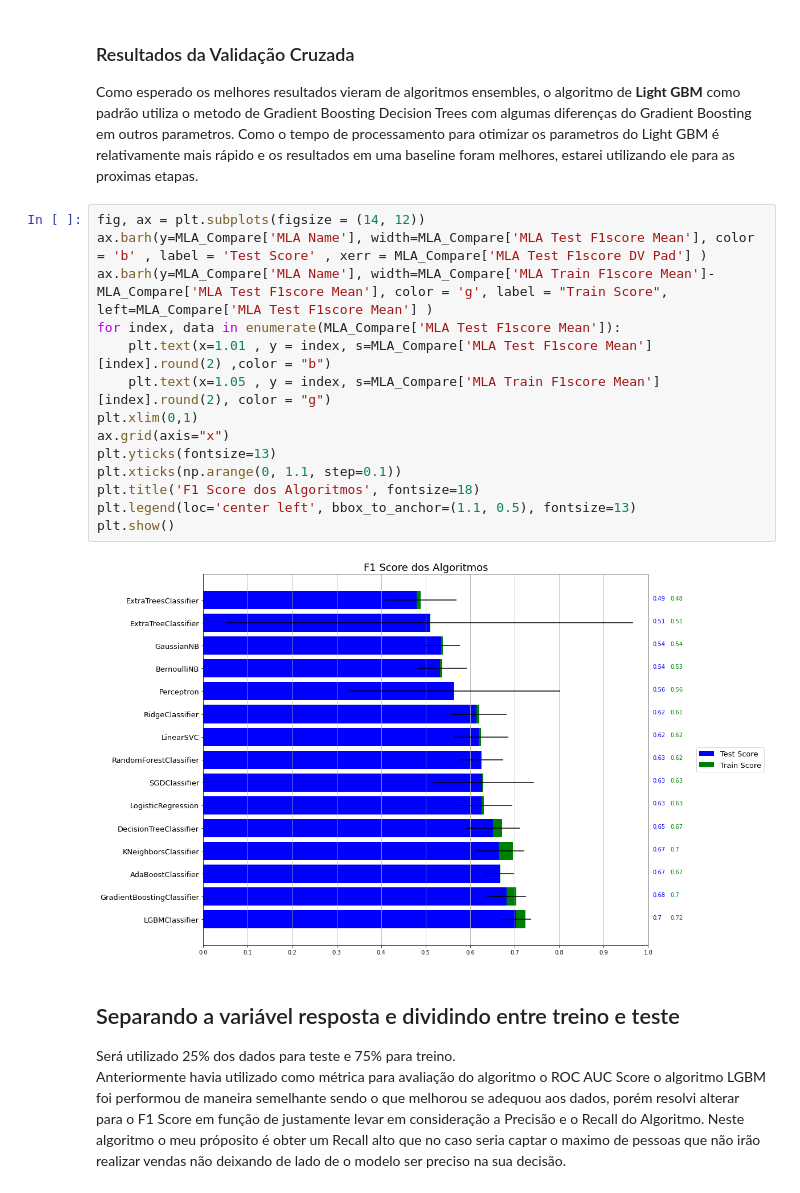
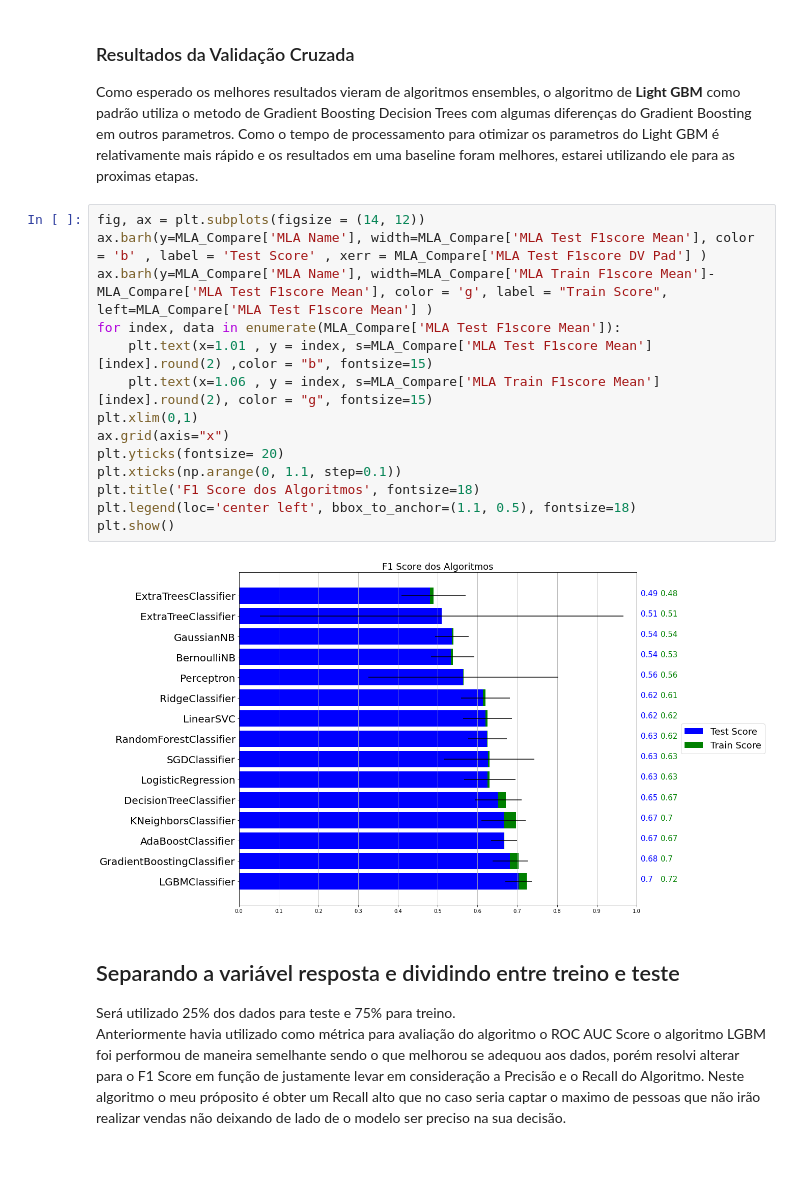
Before and after one commit to thifujikawa/clientes_olist, a Jupyter notebook: Modelling/modelling.ipynb, the cells around one changed output. Drawn from its saved outputs; the diff is of its cells as text; blank space fills up the shorter version.

```diff
--- a/Modelling/modelling.ipynb
+++ b/Modelling/modelling.ipynb
@@ -271,19 +271,19 @@ Como o tempo de processamento para otimizar os parametros do Light GBM é relati
 # %%
 fig, ax = plt.subplots(figsize = (14, 12))
 ax.barh(y=MLA_Compare['MLA Name'], width=MLA_Compare['MLA Test F1score Mean'], color = 'b' , label = 'Test Score' , xerr = MLA_Compare['MLA Test F1score DV Pad'] )
 ax.barh(y=MLA_Compare['MLA Name'], width=MLA_Compare['MLA Train F1score Mean']- MLA_Compare['MLA Test F1score Mean'], color = 'g', label = "Train Score", left=MLA_Compare['MLA Test F1score Mean'] )
 for index, data in enumerate(MLA_Compare['MLA Test F1score Mean']):
-    plt.text(x=1.01 , y = index, s=MLA_Compare['MLA Test F1score Mean'][index].round(2) ,color = "b")
-    plt.text(x=1.05 , y = index, s=MLA_Compare['MLA Train F1score Mean'][index].round(2), color = "g")
+    plt.text(x=1.01 , y = index, s=MLA_Compare['MLA Test F1score Mean'][index].round(2) ,color = "b", fontsize=15)
+    plt.text(x=1.06 , y = index, s=MLA_Compare['MLA Train F1score Mean'][index].round(2), color = "g", fontsize=15)
 plt.xlim(0,1)
 ax.grid(axis="x")
-plt.yticks(fontsize=13)
+plt.yticks(fontsize= 20)
 plt.xticks(np.arange(0, 1.1, step=0.1))
 plt.title('F1 Score dos Algoritmos', fontsize=18)
-plt.legend(loc='center left', bbox_to_anchor=(1.1, 0.5), fontsize=13)
+plt.legend(loc='center left', bbox_to_anchor=(1.1, 0.5), fontsize=18)
 plt.show()
 # %% [output]
-[figure, old version]
+[figure, new version]
 # %% [markdown]
 ## Separando a variável resposta e dividindo entre treino e teste
 Será utilizado 25% dos dados para teste e 75% para treino.
```
Also changed, not shown: 1 other file.
